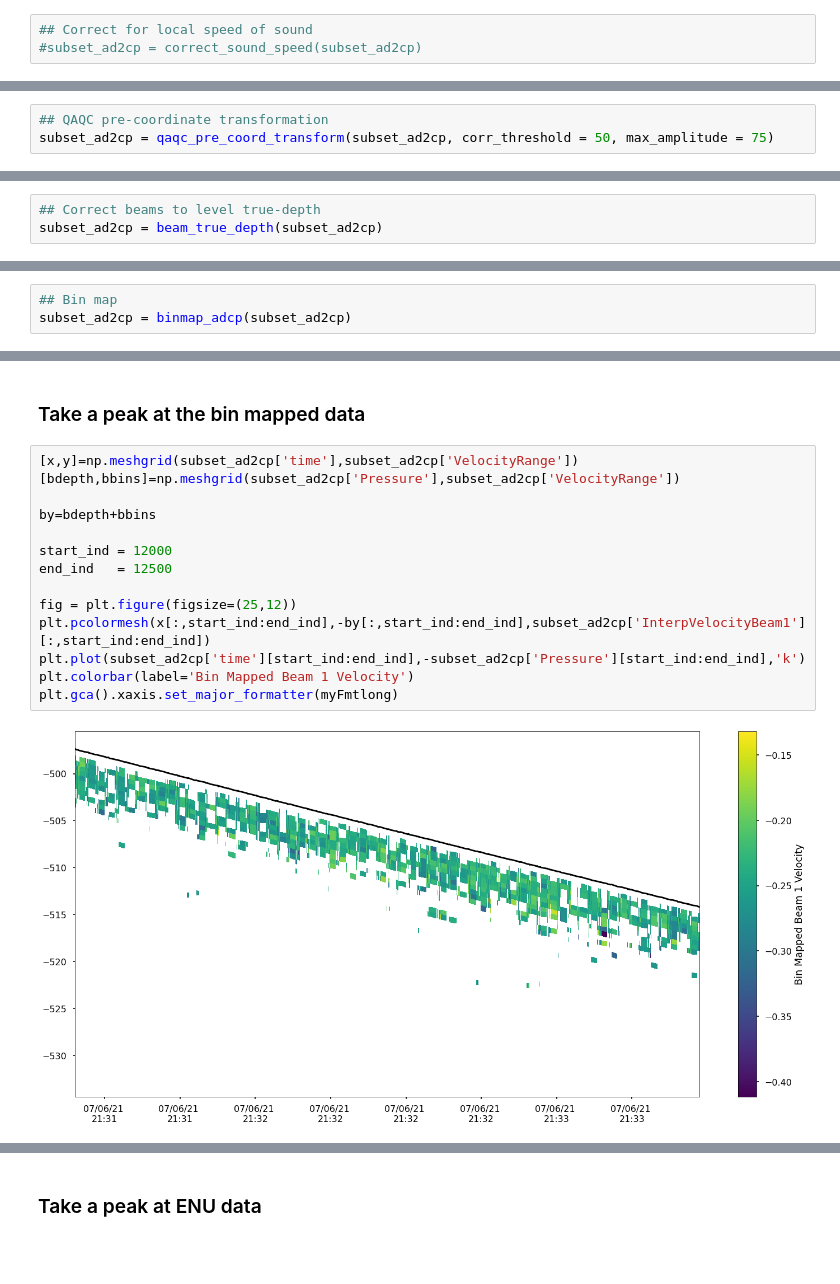
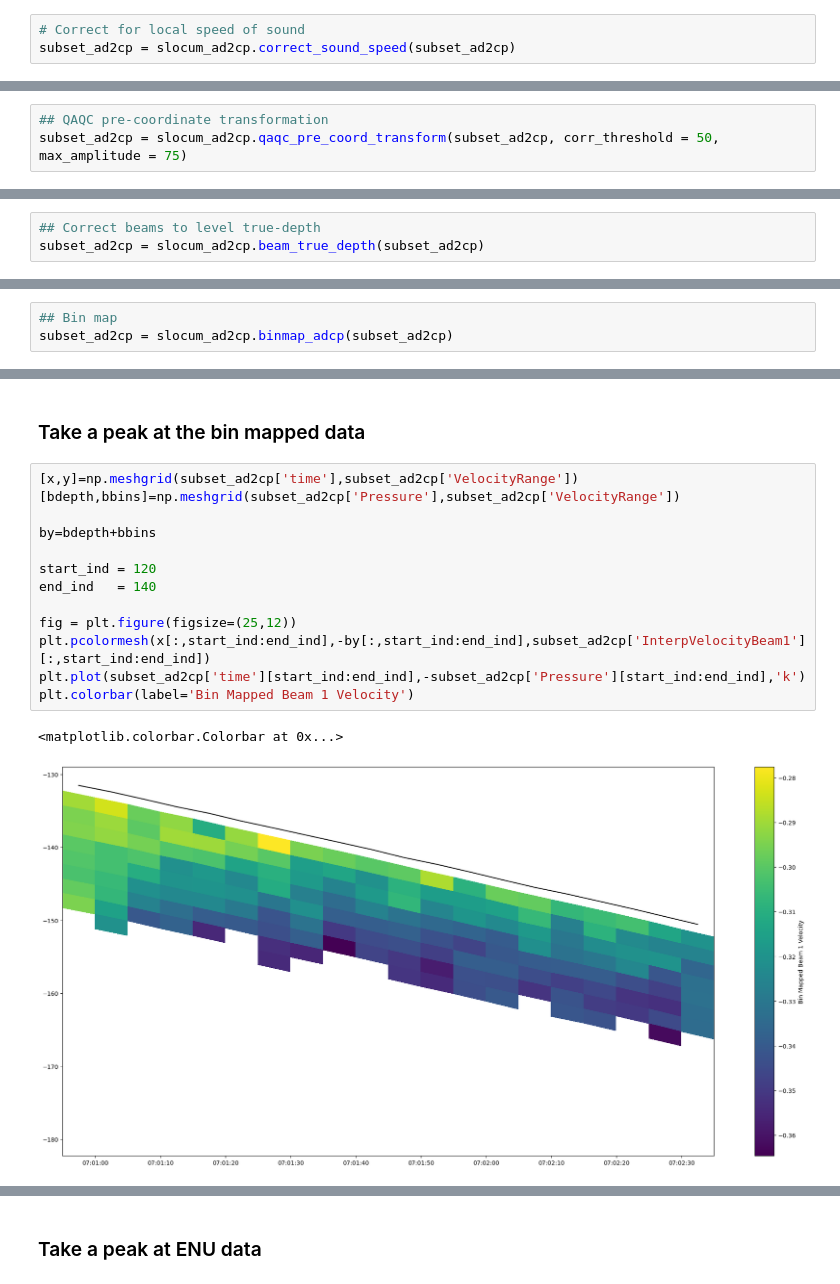
Before and after one commit to JGradone/Slocum-AD2CP, a Jupyter notebook: notebooks/01_Slocum_AD2CP_Testing_and_Data_Exploration.ipynb, the cells around one changed output, grey strips where cells are left out. Cells and saved outputs as stored; diff of their text form; blank space fills up the shorter version.

```diff
--- a/notebooks/01_Slocum_AD2CP_Testing_and_Data_Exploration.ipynb
+++ b/notebooks/01_Slocum_AD2CP_Testing_and_Data_Exploration.ipynb
@@ -268,6 +224,6 @@ np.max(subset_ad2cp.VelocityBeam1.values)
 # %%
-## Correct for local speed of sound
-#subset_ad2cp = correct_sound_speed(subset_ad2cp)
+# Correct for local speed of sound
+subset_ad2cp = slocum_ad2cp.correct_sound_speed(subset_ad2cp)
 # %%
 np.max(subset_ad2cp.VelocityBeam1.values)
 # %% [output]
@@ -299,6 +255,6 @@ np.nanmean(subset_ad2cp.VelocityBeam1.values)
 # %%
 ## QAQC pre-coordinate transformation
-subset_ad2cp = qaqc_pre_coord_transform(subset_ad2cp, corr_threshold = 50, max_amplitude = 75)
+subset_ad2cp = slocum_ad2cp.qaqc_pre_coord_transform(subset_ad2cp, corr_threshold = 50, max_amplitude = 75)
 # %%
 np.nanmean(subset_ad2cp.VelocityBeam1.values)
 # %% [output]
@@ -346,7 +300,7 @@ plt.gca().xaxis.set_major_formatter(myFmtlong)
 ## Processing Step 6: Correct beams to level true-depth
 # %%
 ## Correct beams to level true-depth
-subset_ad2cp = beam_true_depth(subset_ad2cp)
+subset_ad2cp = slocum_ad2cp.beam_true_depth(subset_ad2cp)
 # %%
 x=20
 plt.plot(subset_ad2cp.TrueDepthBeam1.values[:,x],label='Beam 1')
@@ -365,7 +319,7 @@ plt.legend()
 Interpolate to set depth grid, this will also effectively filter out extreme pitch and roll
 # %%
 ## Bin map
-subset_ad2cp = binmap_adcp(subset_ad2cp)
+subset_ad2cp = slocum_ad2cp.binmap_adcp(subset_ad2cp)
 # %%
 subset_ad2cp
 # %% [output]
@@ -391,16 +345,16 @@ Data variables: (12/61)
 # %%
 [x,y]=np.meshgrid(subset_ad2cp['time'],subset_ad2cp['VelocityRange'])
 [bdepth,bbins]=np.meshgrid(subset_ad2cp['Pressure'],subset_ad2cp['VelocityRange'])
 
 by=bdepth+bbins
 
-start_ind = 12000
-end_ind   = 12500
+start_ind = 120
+end_ind   = 140
 
 fig = plt.figure(figsize=(25,12))
 plt.pcolormesh(x[:,start_ind:end_ind],-by[:,start_ind:end_ind],subset_ad2cp['InterpVelocityBeam1'][:,start_ind:end_ind])
 plt.plot(subset_ad2cp['time'][start_ind:end_ind],-subset_ad2cp['Pressure'][start_ind:end_ind],'k')
 plt.colorbar(label='Bin Mapped Beam 1 Velocity')
-plt.gca().xaxis.set_major_formatter(myFmtlong)
 # %% [output]
+<matplotlib.colorbar.Colorbar at 0x...>
-[figure, old version]
+[figure, new version]
```
Also changed, not shown: parts of 26 cells of this notebook, 1 other file.
